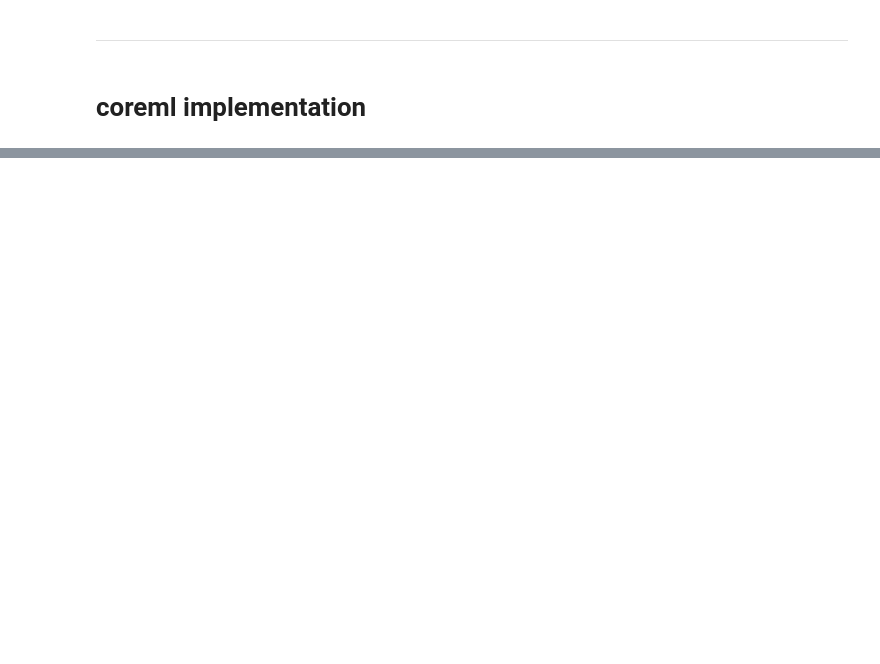
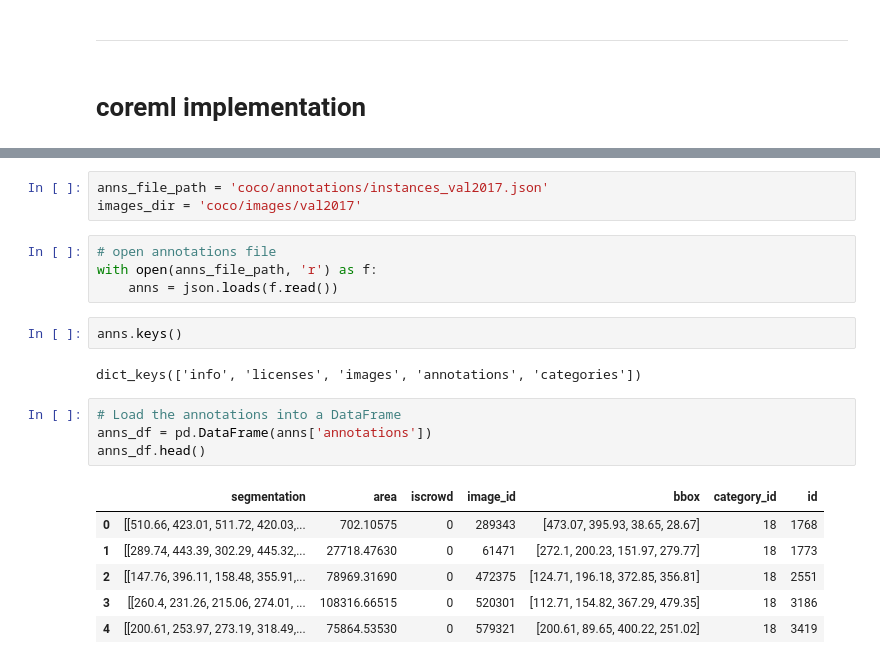
Before and after one commit to MatthewDulcich/Transformer-Image-Captioning, a Jupyter notebook: test.ipynb, the cells around one changed output, grey strips where cells are left out. Cells and saved outputs as stored; diff of their text form; blank space fills up the shorter version.

```diff
--- a/test.ipynb
+++ b/test.ipynb
@@ -115,0 +179,22 @@ array([[ True,  True, False],
+# %%
+anns_file_path = 'coco/annotations/instances_val2017.json'
+images_dir = 'coco/images/val2017'
+# %%
+# open annotations file
+with open(anns_file_path, 'r') as f:
+    anns = json.loads(f.read())
+# %%
+anns.keys()
+# %% [output]
+dict_keys(['info', 'licenses', 'images', 'annotations', 'categories'])
+# %%
+# Load the annotations into a DataFrame
+anns_df = pd.DataFrame(anns['annotations'])
+anns_df.head()
+# %% [output]
+|  | segmentation | area | iscrowd | image_id | bbox | category_id | id |
+| 0 | [[510.66, 423.01, 511.72, 420.03,... | 702.10575 | 0 | 289343 | [473.07, 395.93, 38.65, 28.67] | 18 | 1768 |
+| 1 | [[289.74, 443.39, 302.29, 445.32,... | 27718.47630 | 0 | 61471 | [272.1, 200.23, 151.97, 279.77] | 18 | 1773 |
+| 2 | [[147.76, 396.11, 158.48, 355.91,... | 78969.31690 | 0 | 472375 | [124.71, 196.18, 372.85, 356.81] | 18 | 2551 |
+| 3 | [[260.4, 231.26, 215.06, 274.01, ... | 108316.66515 | 0 | 520301 | [112.71, 154.82, 367.29, 479.35] | 18 | 3186 |
+| 4 | [[200.61, 253.97, 273.19, 318.49,... | 75864.53530 | 0 | 579321 | [200.61, 89.65, 400.22, 251.02] | 18 | 3419 |
```
Also changed, not shown: parts of 29 cells of this notebook, 3 other files.
